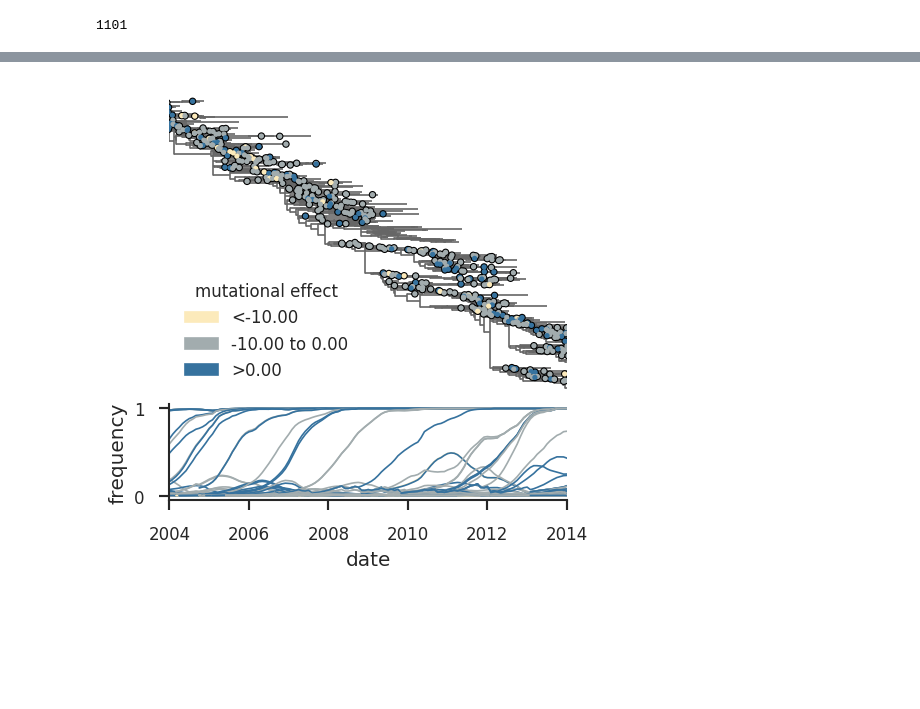
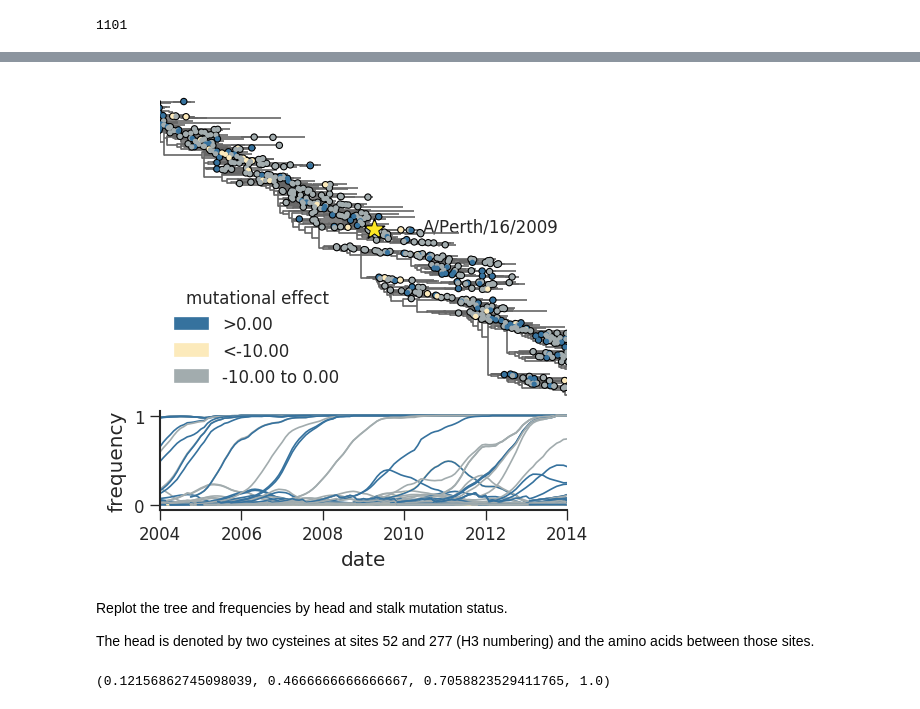
Before and after one commit to jbloomlab/Perth2009-DMS-Manuscript, a Jupyter notebook: analysis_code/max_frequency_analysis.ipynb, the cells around one changed output, grey strips where cells are left out. Saved outputs shown, nothing was run; the diff lists cells and outputs as text; code cells hidden in the pictures; blank space fills up the shorter version.

```diff
--- a/analysis_code/max_frequency_analysis.ipynb
+++ b/analysis_code/max_frequency_analysis.ipynb
@@ -555,3 +558,5 @@ df = df[df["mut_effect"] != 0].copy()
+# %%
+dms_strain = find_dms_strain(tree)
 # %%
 df.shape
 # %% [output]
@@ -567,0 +583,7 @@ df.head()
+# %%
+unpassaged_tree = load_and_annotate_tree_with_frequencies(
+    "./data/flu_h3n2_ha_1968_2018_30v_unpassaged_tree.json.gz",
+    "./data/flu_h3n2_ha_1968_2018_30v_unpassaged_frequencies.json.gz"
+)
+# %%
+unpassaged_df = get_mutations_data_frame_for_tree(unpassaged_tree)
@@ -889,6 +1006,17 @@ traits_df.head()
 # %%
 # Map color to node.
 color_by_clade = dict(traits_df.loc[:, ["clade", "color"]].values)
+# %%
+# Load frequencies JSON file used by auspice. These data are compressed.
+# Decompress JSON data and load into a Python dict.
+with gzip.GzipFile("./data/flu_h3n2_ha_1968_2018_6v_frequencies.json.gz", "r") as json_uncompressed_fh:
+    frequencies = json.loads(json_uncompressed_fh.read().decode('utf-8'))
+
+pivots = np.array(frequencies["pivots"])
+global_frequencies = {
+    int(key.split(":")[-1]): np.array(values) for key, values in frequencies.items()
+    if key.startswith("global_clade:")
+}
 # %%
 #
 # Setup grid.
@@ -971,7 +1099,7 @@ for k in tree_to_plot.find_clades(): ## iterate over objects in tree
         tip_circles_y.append(y)
         tip_circles_color.append(c)
 
-        if k.clade not in perth_ancestor_ids and xp is not None and np.abs(k.attr[trait_name]) > min_effect:
+        if k.attr["perth_status"] != "perth" and xp is not None and np.abs(k.attr[trait_name]) > min_effect:
             mutation_circle_sizes.append(mut_s)
             mutation_circles_x.append(xp + ((x - xp) / 2.0))
             mutation_circles_y.append(y)
@@ -1014,6 +1142,14 @@ mutation_circle_sizes = np.array(mutation_circle_sizes)
 ax.scatter(mutation_circles_x, mutation_circles_y, s=mutation_circle_sizes, facecolor=mutation_circles_color, edgecolor='none',zorder=11) ## plot circle for every tip
 ax.scatter(mutation_circles_x, mutation_circles_y, s=mutation_circle_sizes*2, facecolor='k', edgecolor='none', zorder=10) ## plot black circle underneath
 
+# Call out the DMS strain with a bordered star.
+star_size = 80
+ax.scatter([dms_strain.attr["num_date"]], [dms_strain.yvalue], marker="*", s=star_size, facecolor=["#fde725"], zorder=20)
+ax.scatter([dms_strain.attr["num_date"]], [dms_strain.yvalue], marker="*", s=star_size * 2, facecolor=["#000000"], zorder=19)
+
+# Annotate the DMS strain name.
+ax.text(dms_strain.attr["num_date"] + 1.2, dms_strain.yvalue - 8, dms_strain.strain, fontdict={"fontsize": 10})
+
 ax.set_xlim(min_display_date, max_display_date)
 ax.set_ylim(300, 1500)
 
@@ -1039,33 +1175,37 @@ for interval, color in bin_to_color.items():
         label = "%.2f to %.2f" % (interval.left, interval.right)
 
     patches.append(mpatches.Patch(color=color, label=label))
 
 legend = ax.legend(handles=patches, loc="lower left", title="mutational effect", fontsize=10)
 legend.get_title().set_fontsize(10)
 
 #
 # Frequencies
 #
 
 ax = plt.subplot(gs[1])
 lw = 1
 max_abs_trait = max(np.abs(traits))
 
 for node in tree_to_plot.find_clades():
-    if node.clade not in perth_ancestor_ids and np.abs(node.attr[trait_name]) > min_effect:
+    if node.attr["perth_status"] != "perth" and np.abs(node.attr[trait_name]) > min_effect:
         node_frequencies = global_frequencies[node.clade]
         x = pivots[node_frequencies.argmax()]
         y = node_frequencies.max()
         nonzero = np.nonzero(node_frequencies)
         clade_color = color_by_clade[node.clade]
         ax.plot(pivots[nonzero], node_frequencies[nonzero], lw=lw, c=clade_color)
 
         ax.set_xlim(min_display_date, max_display_date)
         ax.set_xlabel("date")
         ax.set_ylabel("frequency")
         ax.label_outer()
 
 gs.tight_layout(fig, pad=0.0)
-plt.savefig("./results/plots/phylogeny-and-frequency-of-mutational-effects.pdf")
+# plt.savefig("./results/plots/phylogeny-and-frequency-of-mutational-effects.pdf")
 # %% [output]
-[figure, old version]
+[figure, new version]
+# %% [markdown]
+Replot the tree and frequencies by head and stalk mutation status.
+
+The head is denoted by two cysteines at sites 52 and 277 (H3 numbering) and the amino acids between those sites.
@@ -1071,0 +1214,4 @@ plt.savefig("./results/plots/phylogeny-and-frequency-of-mutational-effects.pdf")
+# %%
+cmap(0)
+# %% [output]
+(0.12156862745098039, 0.4666666666666667, 0.7058823529411765, 1.0)
```
Also changed, not shown: parts of 83 cells of this notebook, 1 other file.
